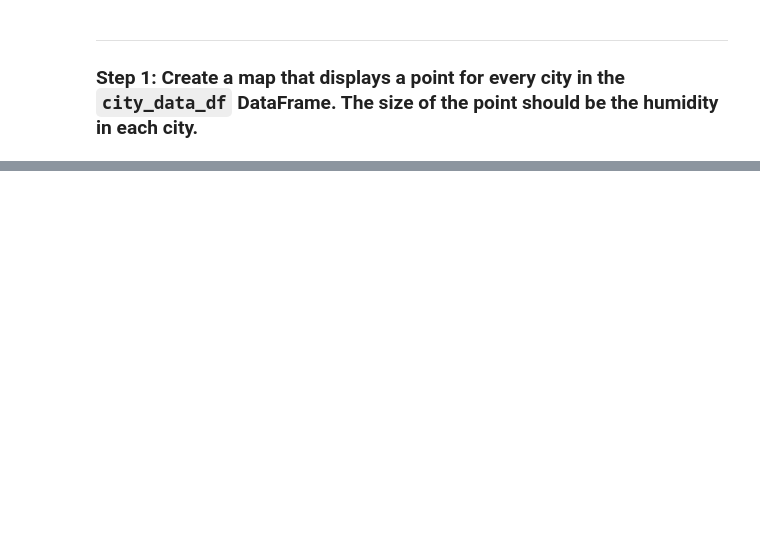
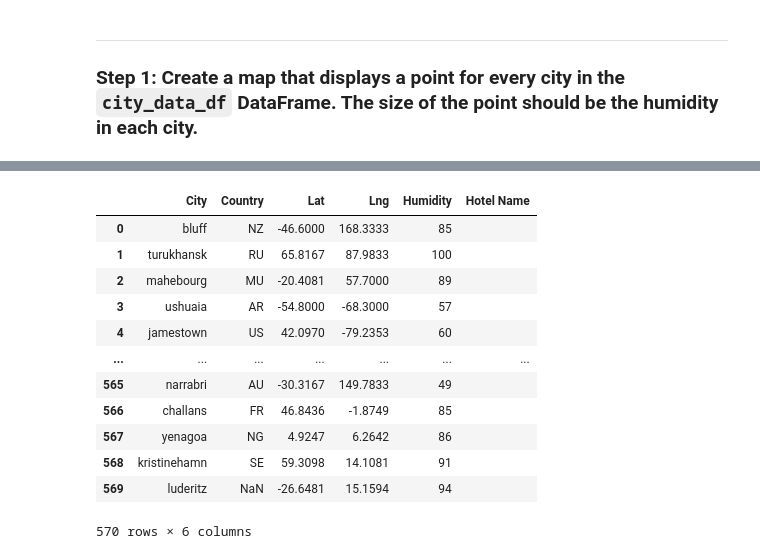
Before and after one commit to emilyneaville/python-api-challenge, a Jupyter notebook: WeatherPy/VacationPy.ipynb, the cells around one changed output, grey strips where cells are left out. Drawn from its saved outputs; the diff is of its cells as text; code cells hidden in the pictures; blank space fills up the shorter version.

Commit message:
Added ideal weather condition df and hotel df

```diff
--- a/WeatherPy/VacationPy.ipynb
+++ b/WeatherPy/VacationPy.ipynb
@@ -47,0 +71,23 @@ humidity_map_plot
+# %%
+# Use the Pandas copy function to create DataFrame called hotel_df to store the city, country, coordinates, and humidity
+hotel_df = city_data_df[['City', 'Country', 'Lat', 'Lng', 'Humidity']]
+
+# Add an empty column, "Hotel Name," to the DataFrame so you can store the hotel found using the Geoapify API
+hotel_df['Hotel Name'] = ''
+
+# Display sample data
+hotel_df
+# %% [output]
+|  | City | Country | Lat | Lng | Humidity | Hotel Name |
+| 0 | bluff | NZ | -46.6000 | 168.3333 | 85 |  |
+| 1 | turukhansk | RU | 65.8167 | 87.9833 | 100 |  |
+| 2 | mahebourg | MU | -20.4081 | 57.7000 | 89 |  |
+| 3 | ushuaia | AR | -54.8000 | -68.3000 | 57 |  |
+| 4 | jamestown | US | 42.0970 | -79.2353 | 60 |  |
+| ... | ... | ... | ... | ... | ... | ... |
+| 565 | narrabri | AU | -30.3167 | 149.7833 | 49 |  |
+| 566 | challans | FR | 46.8436 | -1.8749 | 85 |  |
+| 567 | yenagoa | NG | 4.9247 | 6.2642 | 86 |  |
+| 568 | kristinehamn | SE | 59.3098 | 14.1081 | 91 |  |
+| 569 | luderitz | NaN | -26.6481 | 15.1594 | 94 |  |
+570 rows × 6 columns
```
Also changed, not shown: parts of 3 cells of this notebook.
